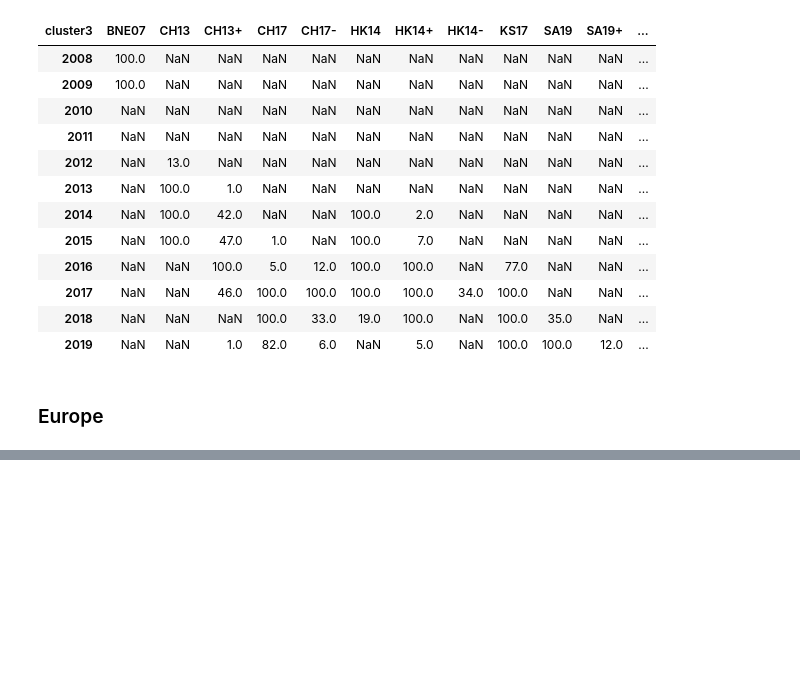
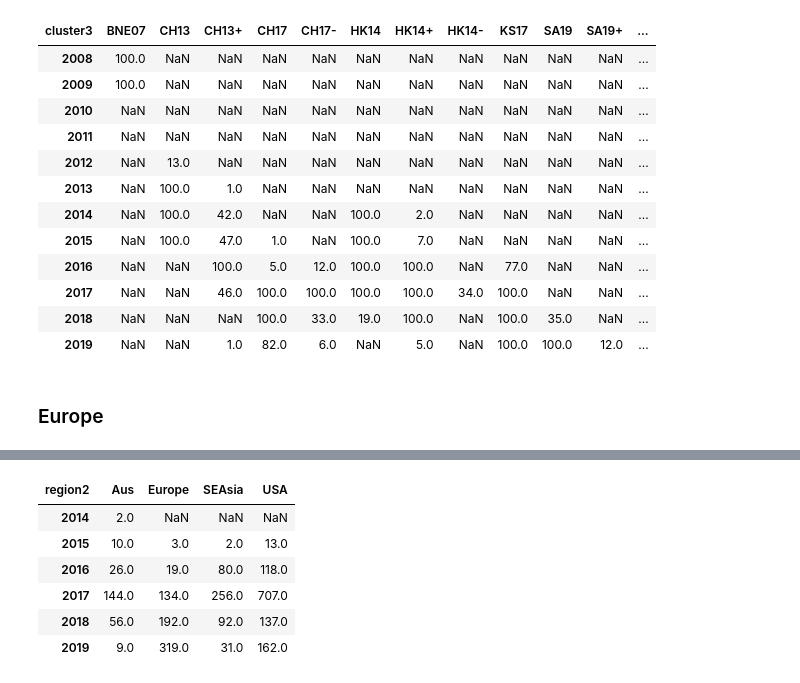
Before and after one commit to guibuzi/bioinfo, a Jupyter notebook: sequence_processing_tools/read_attribute.ipynb, the cells around one changed output, grey strips where cells are left out. Saved outputs shown, nothing was run; the diff lists cells and outputs as text; code cells hidden in the pictures; blank space fills up the shorter version.

```diff
--- a/sequence_processing_tools/read_attribute.ipynb
+++ b/sequence_processing_tools/read_attribute.ipynb
@@ -502,0 +538,12 @@ read_seg("/home/zeng/INFLUENZA_DATABASE/H3N2/data/Protein/protein_PB2.fasta", df
+# %%
+df_SG16 = df_with_cluster[df_with_cluster['cluster3'] == 'SG16']
+index_by_year_SG16 = pd.to_datetime(df_SG16.date.values).to_period('A-OCT')
+df_SG16.groupby([index_by_year_SG16, 'region2']).size().unstack(1)
+# %% [output]
+| region2 | Aus | Europe | SEAsia | USA |
+| 2014 | 2.0 | NaN | NaN | NaN |
+| 2015 | 10.0 | 3.0 | 2.0 | 13.0 |
+| 2016 | 26.0 | 19.0 | 80.0 | 118.0 |
+| 2017 | 144.0 | 134.0 | 256.0 | 707.0 |
+| 2018 | 56.0 | 192.0 | 92.0 | 137.0 |
+| 2019 | 9.0 | 319.0 | 31.0 | 162.0 |
```
Also changed, not shown: parts of 6 cells of this notebook, 22 other files.
